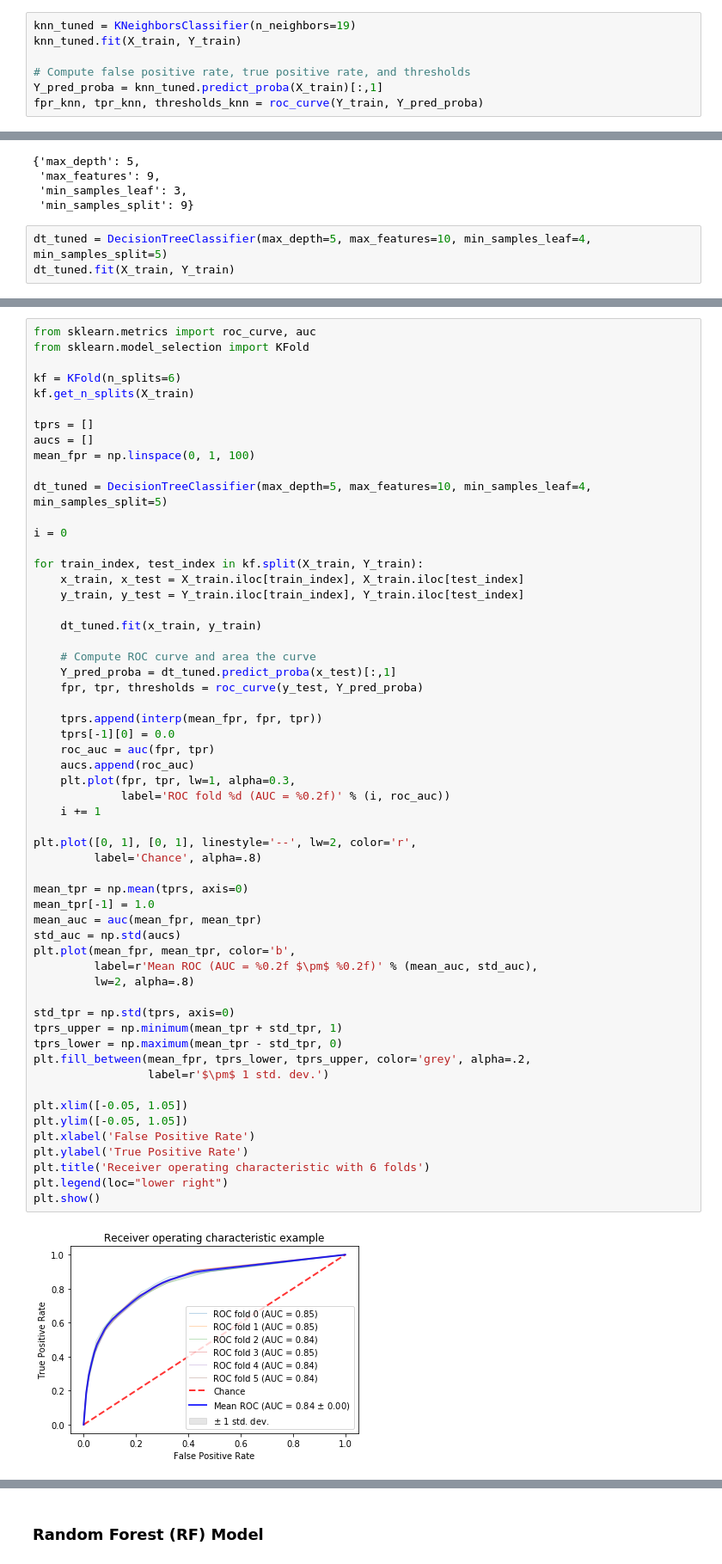
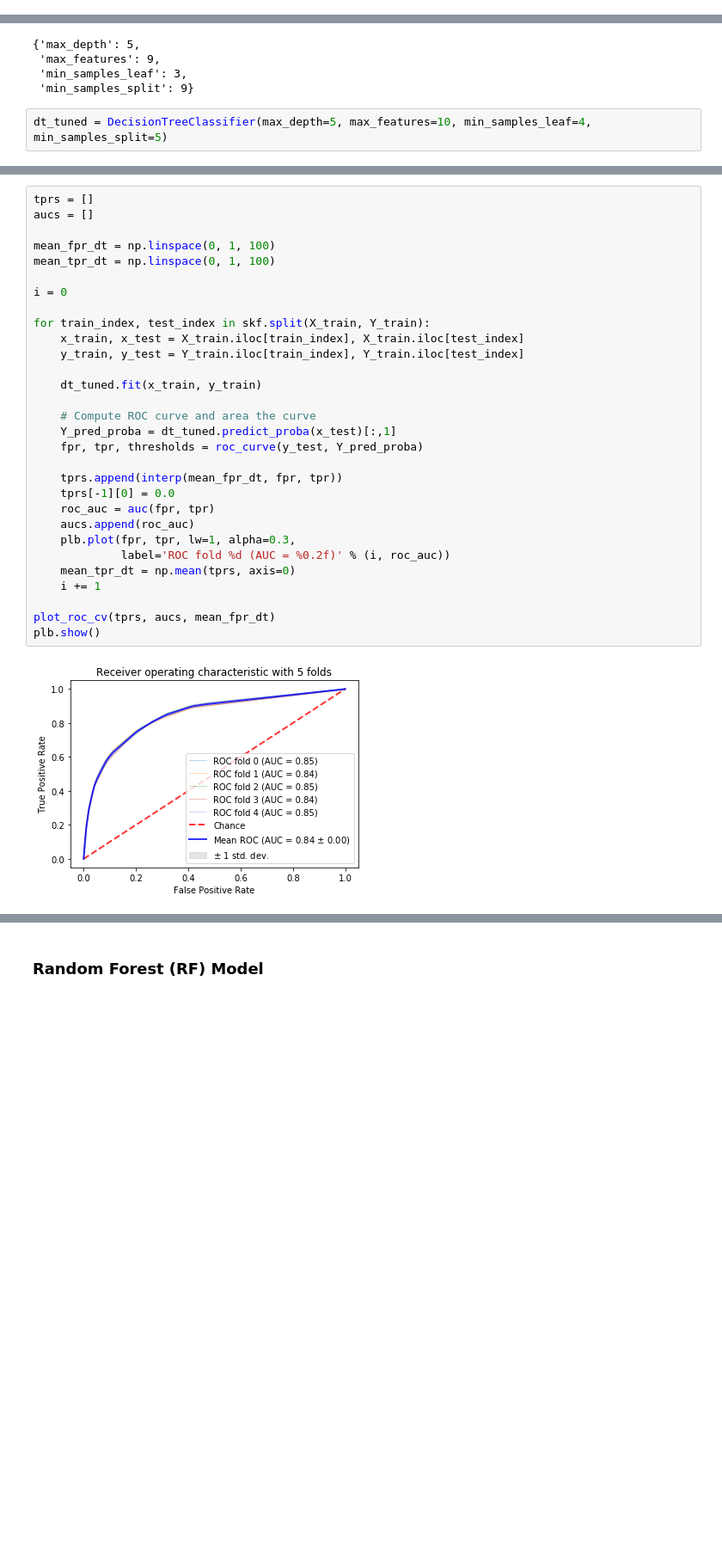
Before and after one commit to sontong22/FinancialCredit, a Jupyter notebook: TrainModels.ipynb, the cells around one changed output, grey strips where cells are left out. Shown: that part at 86% size. Drawn from its saved outputs; the diff is of its cells as text; blank space fills up the shorter version.

```diff
--- a/TrainModels.ipynb
+++ b/TrainModels.ipynb
@@ -328,10 +305,3 @@ knn_gs.best_score_
 knn_gs.best_params_
 # %% [output]
 {'n_neighbors': 19}
-# %%
-knn_tuned = KNeighborsClassifier(n_neighbors=19)
-knn_tuned.fit(X_train, Y_train)
-
-# Compute false positive rate, true positive rate, and thresholds
-Y_pred_proba = knn_tuned.predict_proba(X_train)[:,1]
-fpr_knn, tpr_knn, thresholds_knn = roc_curve(Y_train, Y_pred_proba)
@@ -513,4 +440,3 @@ dt_gs.best_params_
  'min_samples_split': 9}
 # %%
 dt_tuned = DecisionTreeClassifier(max_depth=5, max_features=10, min_samples_leaf=4, min_samples_split=5)
-dt_tuned.fit(X_train, Y_train)
@@ -537,59 +443,32 @@ cv = StratifiedKFold(n_splits=5,shuffle=False)
 # %%
-from sklearn.metrics import roc_curve, auc
-from sklearn.model_selection import KFold
-
-kf = KFold(n_splits=6)
-kf.get_n_splits(X_train)
-
 tprs = []
 aucs = []
-mean_fpr = np.linspace(0, 1, 100)
 
-dt_tuned = DecisionTreeClassifier(max_depth=5, max_features=10, min_samples_leaf=4, min_samples_split=5)
+mean_fpr_dt = np.linspace(0, 1, 100)
+mean_tpr_dt = np.linspace(0, 1, 100)
 
 i = 0
 
-for train_index, test_index in kf.split(X_train, Y_train):
+for train_index, test_index in skf.split(X_train, Y_train):
     x_train, x_test = X_train.iloc[train_index], X_train.iloc[test_index]
     y_train, y_test = Y_train.iloc[train_index], Y_train.iloc[test_index]
 
     dt_tuned.fit(x_train, y_train)
 
     # Compute ROC curve and area the curve
     Y_pred_proba = dt_tuned.predict_proba(x_test)[:,1]
     fpr, tpr, thresholds = roc_curve(y_test, Y_pred_proba)
 
-    tprs.append(interp(mean_fpr, fpr, tpr))
+    tprs.append(interp(mean_fpr_dt, fpr, tpr))
     tprs[-1][0] = 0.0
     roc_auc = auc(fpr, tpr)
     aucs.append(roc_auc)
-    plt.plot(fpr, tpr, lw=1, alpha=0.3,
+    plb.plot(fpr, tpr, lw=1, alpha=0.3,
              label='ROC fold %d (AUC = %0.2f)' % (i, roc_auc))
+    mean_tpr_dt = np.mean(tprs, axis=0)
     i += 1
 
-plt.plot([0, 1], [0, 1], linestyle='--', lw=2, color='r',
-         label='Chance', alpha=.8)
-
-mean_tpr = np.mean(tprs, axis=0)
-mean_tpr[-1] = 1.0
-mean_auc = auc(mean_fpr, mean_tpr)
-std_auc = np.std(aucs)
-plt.plot(mean_fpr, mean_tpr, color='b',
-         label=r'Mean ROC (AUC = %0.2f $\pm$ %0.2f)' % (mean_auc, std_auc),
-         lw=2, alpha=.8)
-
-std_tpr = np.std(tprs, axis=0)
-tprs_upper = np.minimum(mean_tpr + std_tpr, 1)
-tprs_lower = np.maximum(mean_tpr - std_tpr, 0)
-plt.fill_between(mean_fpr, tprs_lower, tprs_upper, color='grey', alpha=.2,
-                 label=r'$\pm$ 1 std. dev.')
-
-plt.xlim([-0.05, 1.05])
-plt.ylim([-0.05, 1.05])
-plt.xlabel('False Positive Rate')
-plt.ylabel('True Positive Rate')
-plt.title('Receiver operating characteristic with 6 folds')
-plt.legend(loc="lower right")
-plt.show()
+plot_roc_cv(tprs, aucs, mean_fpr_dt)
+plb.show()
 # %% [output]
-[figure, old version]
+[figure, new version]
```
Also changed, not shown: parts of 61 cells of this notebook.
